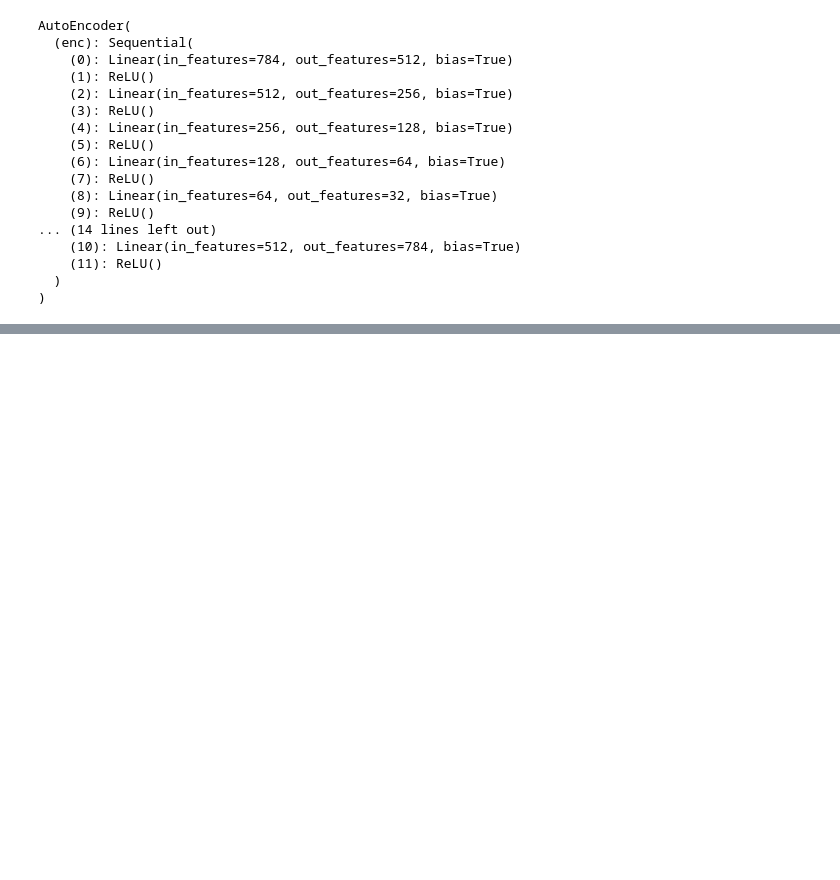
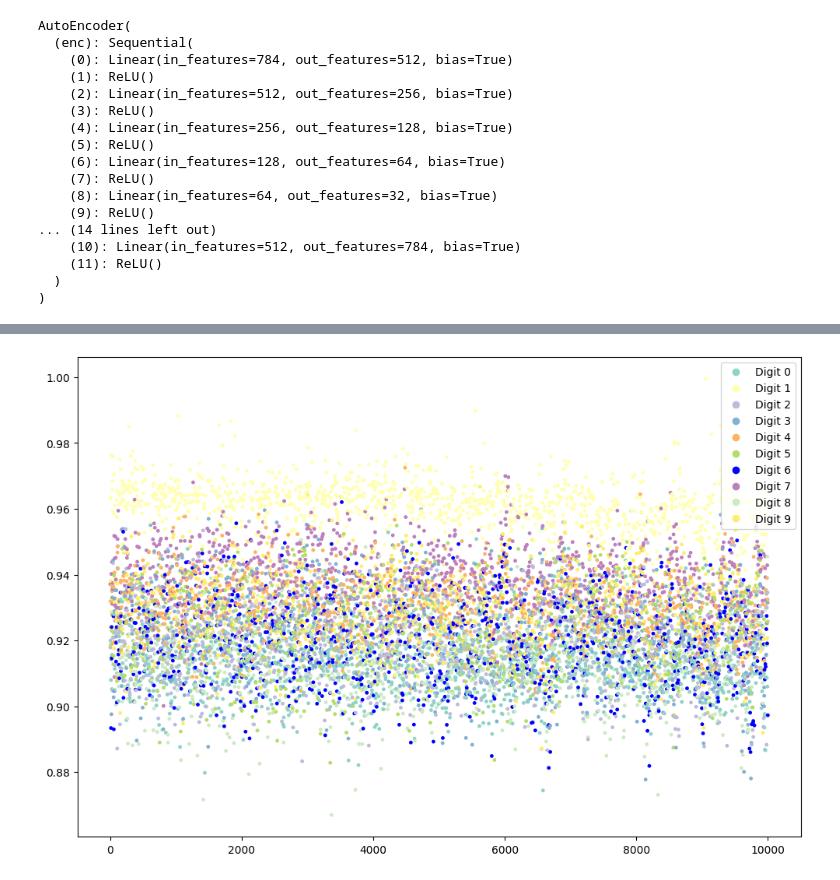
Before and after one commit to SamSamhuns/ml_algo_implementations, a Jupyter notebook: ml_autoencoder/notebooks/autoencoder_anomaly_det.ipynb, the cells around one changed output, grey strips where cells are left out. Cells and saved outputs as stored; diff of their text form; code cells hidden in the pictures; blank space fills up the shorter version.

```diff
--- a/ml_autoencoder/notebooks/autoencoder_anomaly_det.ipynb
+++ b/ml_autoencoder/notebooks/autoencoder_anomaly_det.ipynb
@@ -252,0 +360,33 @@ Recall = 100.0%
+# %%
+ae_model_oc.eval()
+
+loss_dist = []
+label_ids = []
+
+# shuffle should be set to false for testing data
+for bx, (X, y) in enumerate(testloader):
+    label_ids.append(y)
+    X = X.to(device)
+    X_reconstructed = ae_model_oc(X)
+
+    loss = criterion(X, X_reconstructed)
+    loss_dist.append(loss.item())
+# %%
+# loss_dist contains the loss values for data items
+# label_ids contains the target values for the data items which is in the range [0, 9]
+plt.figure(figsize=(12, 8))
+
+cmap = cm.Set3(np.linspace(0, 1, 10))
+cmap[normal_digit] = (0, 0, 1, 1)
+color_list = [cmap[n] for n in label_ids]
+
+plt.scatter(range(len(loss_dist)), loss_dist, color=color_list, s=6)
+
+# Create legends for each digit
+legend_elements = [plt.Line2D([0], [0], marker='o', color='w', markerfacecolor=cmap[n], markersize=8, label=f'Digit {n}')
+                   for n in range(10)]
+
+plt.legend(handles=legend_elements, loc='upper right')
+plt.show()
+# %% [output]
+[figure, added]
```
Also changed, not shown: parts of 22 cells of this notebook.
